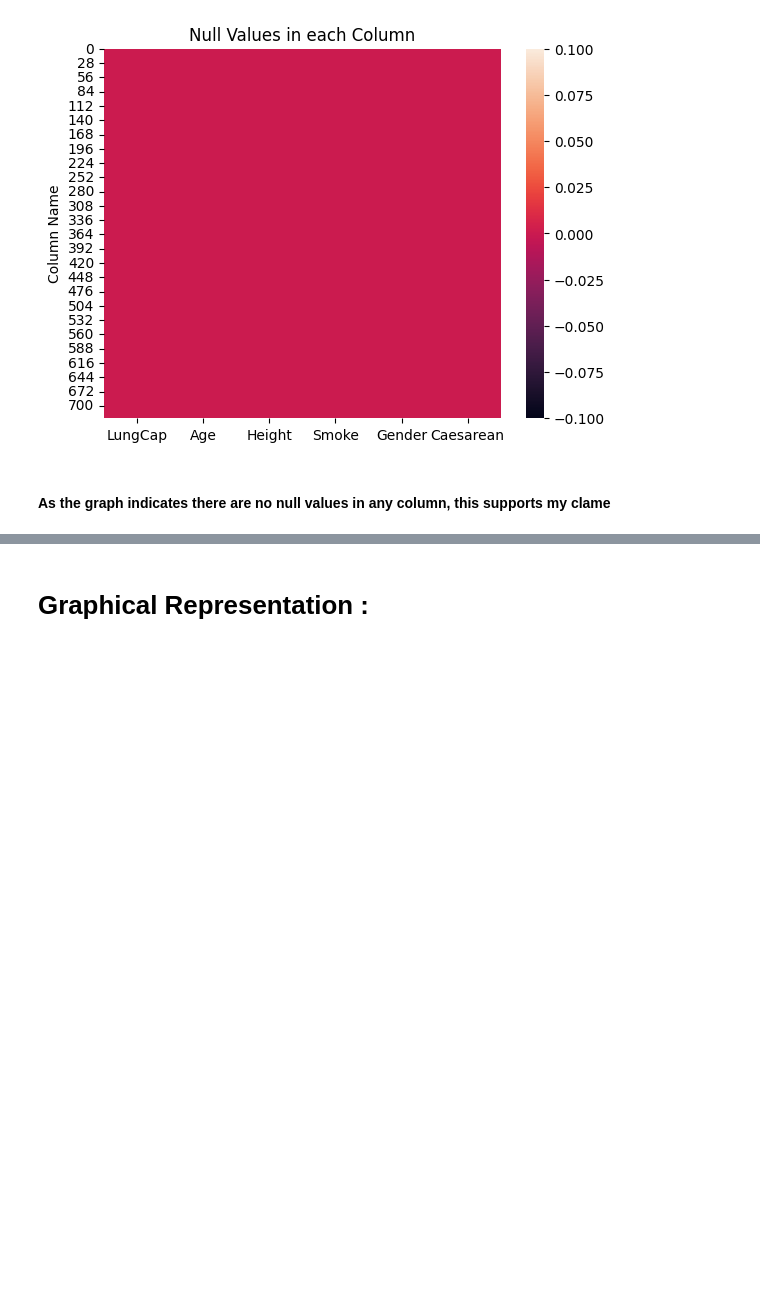
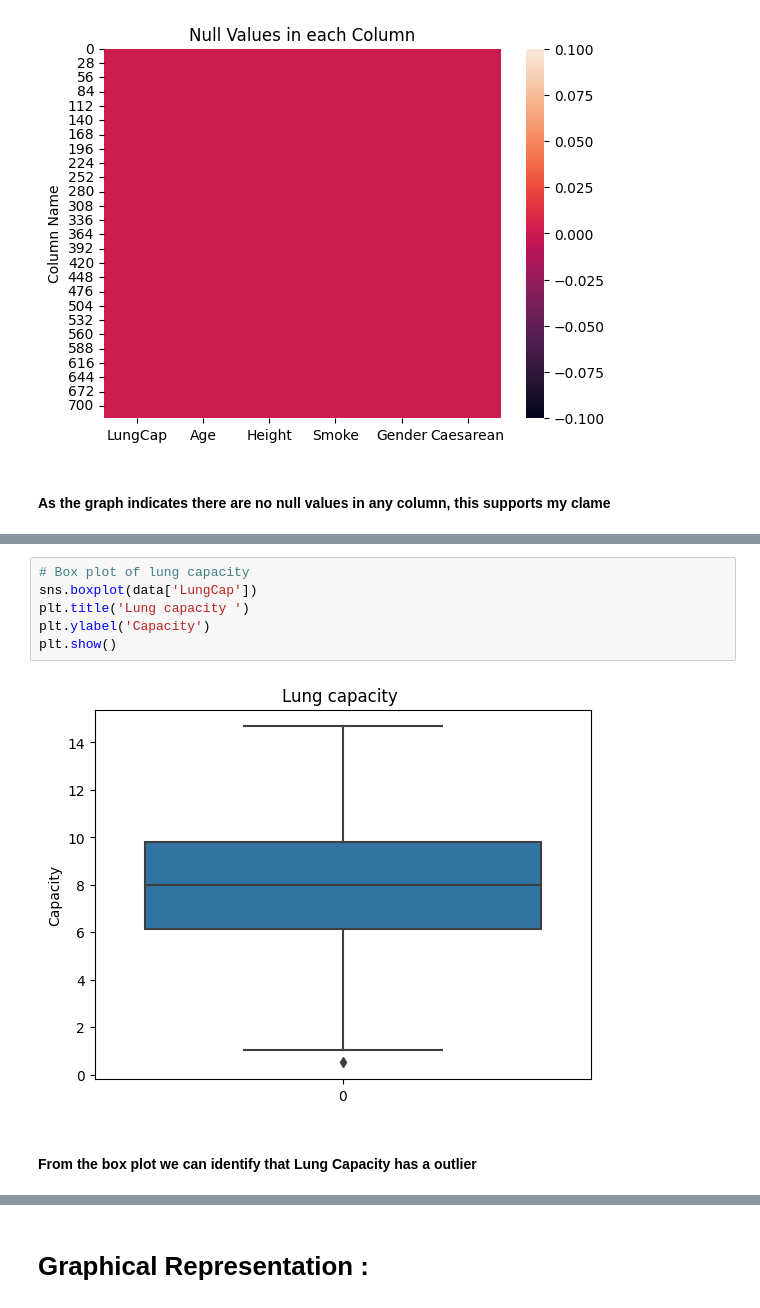
Before and after one commit to Rishikeshbalaji/Lung-Capacity-EDA, a Jupyter notebook: Practice assingment .ipynb, the cells around one changed output, grey strips where cells are left out. Saved outputs shown, nothing was run; the diff lists cells and outputs as text; blank space fills up the shorter version.

```diff
--- a/Practice assingment .ipynb
+++ b/Practice assingment .ipynb
@@ -213,0 +232,10 @@ plt.show()
+# %%
+# Box plot of lung capacity
+sns.boxplot(data['LungCap'])
+plt.title('Lung capacity ')
+plt.ylabel('Capacity')
+plt.show()
+# %% [output]
+[figure, added]
+# %% [markdown]
+#### From the box plot we can identify that Lung Capacity has a outlier
```
Also changed, not shown: parts of 6 cells of this notebook.
